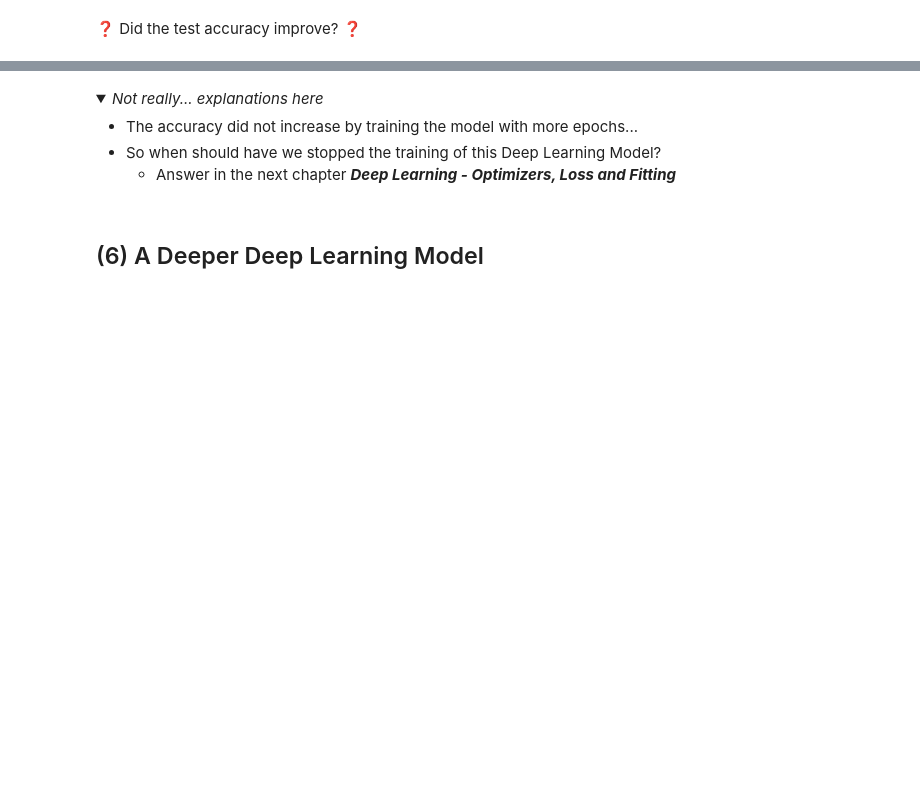
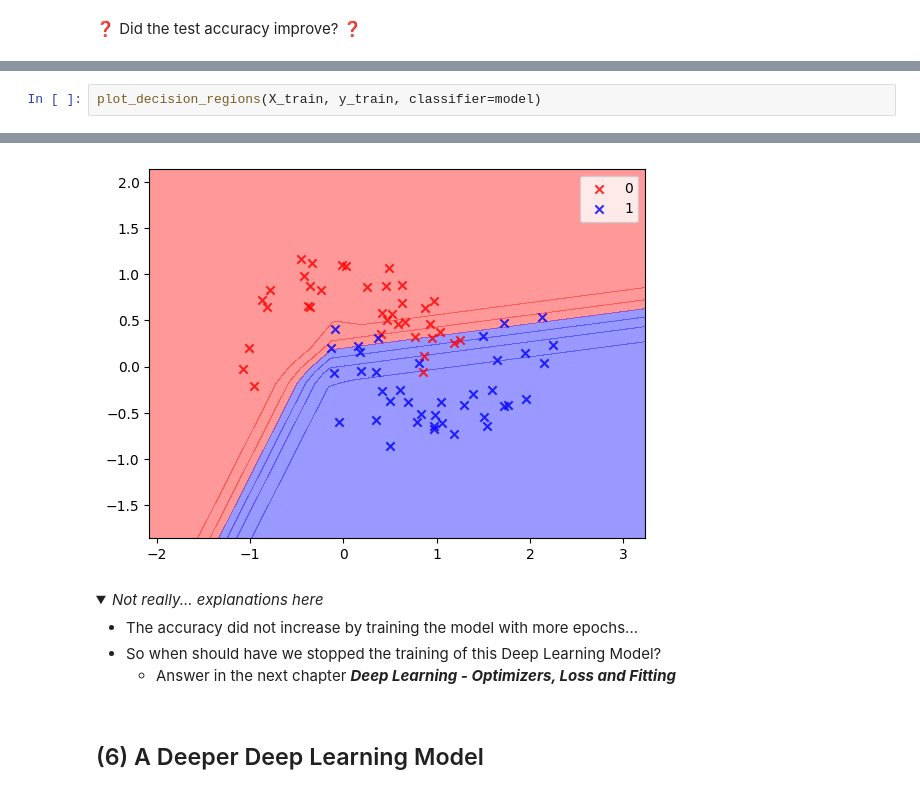
Before and after one commit to ParissaPeimaniyfard/data-your-first-neural-network, a Jupyter notebook: your_first_neural_network.ipynb, the cells around one changed output, grey strips where cells are left out. Saved outputs shown, nothing was run; the diff lists cells and outputs as text; folded sections open; blank space fills up the shorter version.

```diff
--- a/your_first_neural_network.ipynb
+++ b/your_first_neural_network.ipynb
@@ -294,0 +344,3 @@ NameError: name 'accuracy' is not defined
+# %%
+plot_decision_regions(X_train, y_train, classifier=model)
+# %% [output]
@@ -295,3 +348,4 @@ NameError: name 'accuracy' is not defined
+[figure, added]
 # %% [markdown]
 <details>
     <summary><i>Not really... explanations here</i></summary>
```
Also changed, not shown: parts of 22 cells of this notebook, 1 other file.
